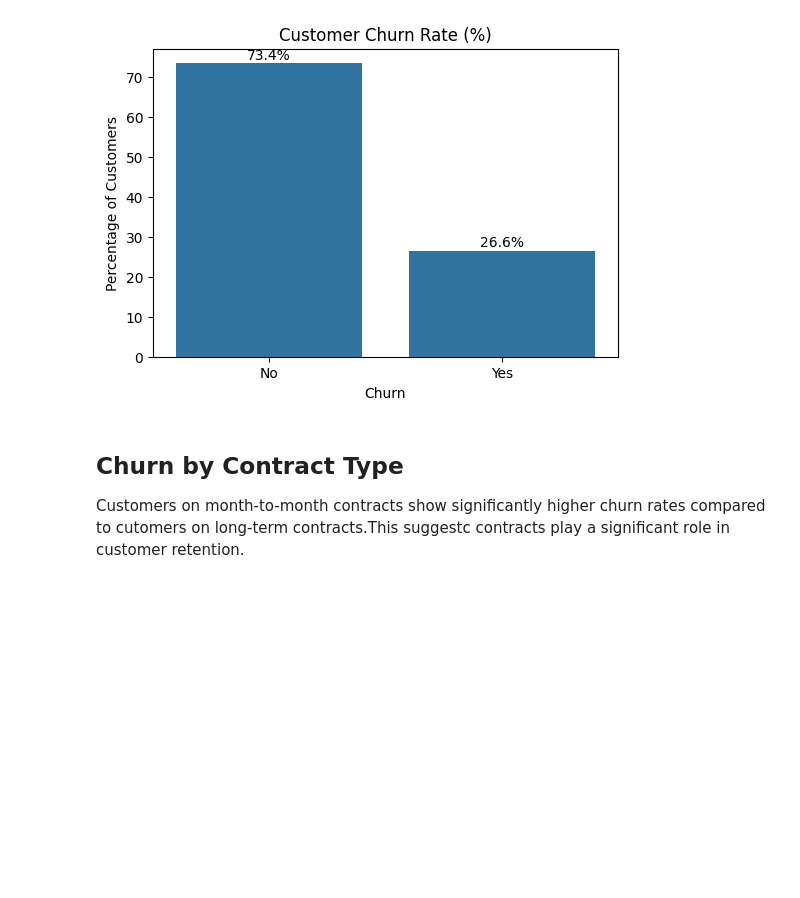
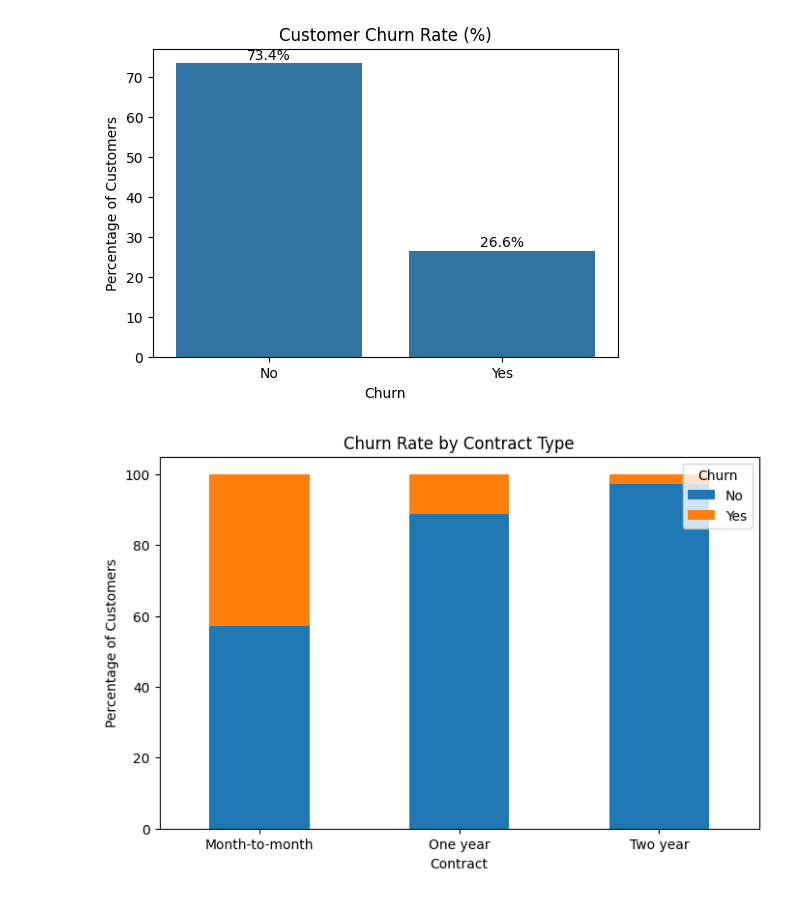
Before and after one commit to aiswarialajan124-png/Data-Analytics, a Jupyter notebook: 02-Customer-Churn-Analysis/notebooks/churn_analysis.ipynb, the cells around one changed output. Drawn from its saved outputs; the diff is of its cells as text; code cells hidden in the pictures; blank space fills up the shorter version.

Commit message:
Edited code cell to improve visuals

```diff
--- a/02-Customer-Churn-Analysis/notebooks/churn_analysis.ipynb
+++ b/02-Customer-Churn-Analysis/notebooks/churn_analysis.ipynb
@@ -72,6 +72,23 @@ for i, value in enumerate(churn_pct.values):
 plt.show()
 # %% [output]
 [figure]
-# %% [markdown]
-## Churn by Contract Type
-Customers on month-to-month contracts show significantly higher churn rates compared to cutomers on long-term contracts.This suggestc contracts play a significant role in customer retention.
+# %%
+contract_churn = pd.crosstab(
+    df["Contract"],
+    df["Churn"],
+    normalize="index"
+) * 100
+
+contract_churn.plot(
+    kind="bar",
+    stacked=True,
+    figsize=(8,5)
+)
+plt.title("Churn Rate by Contract Type")
+plt.ylabel("Percentage of Customers")
+plt.xticks(rotation=0)
+plt.legend(title="Churn", loc="upper right")
+
+plt.show()
+# %% [output]
+[figure, added]
```
Also changed, not shown: parts of 4 cells of this notebook.
